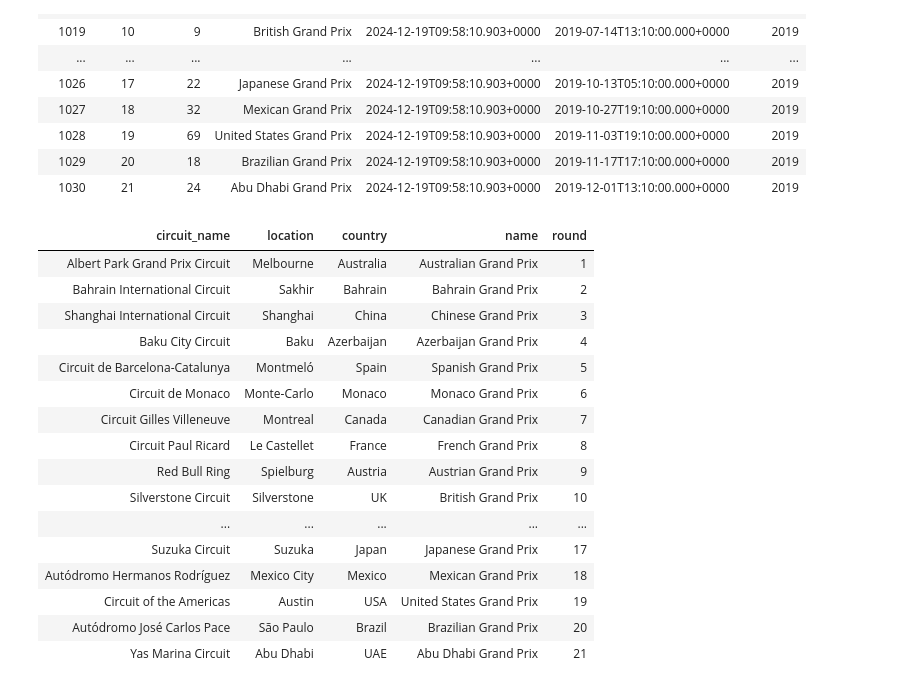
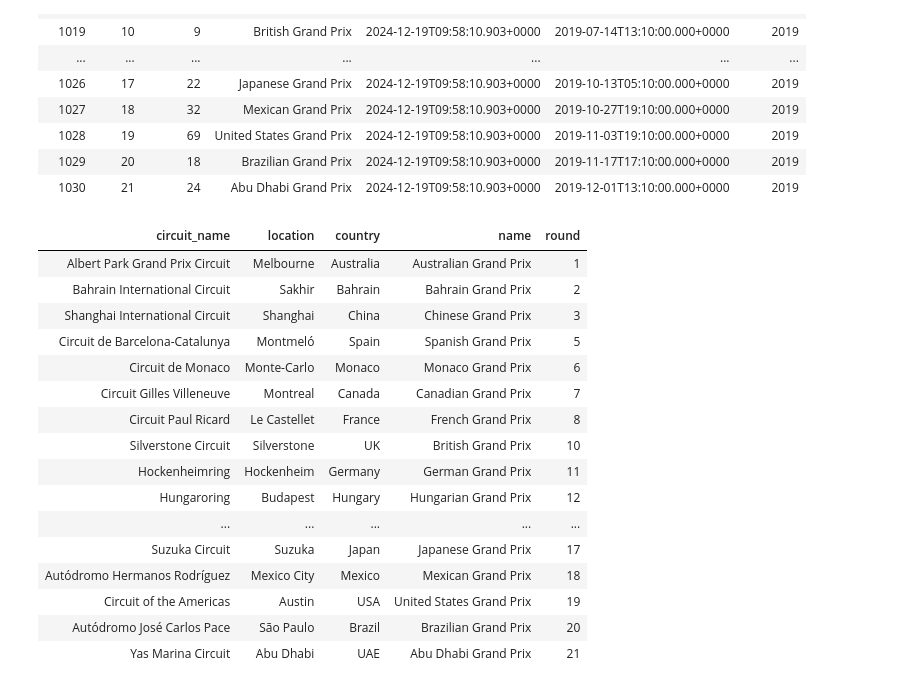
Before and after one commit to tejaswinidhupad/Azure-Databricks-Formula1-Project, a Jupyter notebook: demo/2.join_demo.ipynb, the cells around one changed output. Saved outputs shown, nothing was run; the diff lists cells and outputs as text; code cells hidden in the pictures.

```diff
--- a/demo/2.join_demo.ipynb
+++ b/demo/2.join_demo.ipynb
@@ -1,7 +1,7 @@
 # %%
 %run "../includes/configuration"
 # %%
-circuits_df = spark.read.parquet(f"{processed_folder_path}/circuits")
+circuits_df = spark.read.parquet(f"{processed_folder_path}/circuits").filter("circuit_id < 70")
 # %%
 display(circuits_df)
 # %% [output]
@@ -45,22 +45,23 @@ display(races_df)
 | 1029 | 20 | 18 | Brazilian Grand Prix | 2024-12-19T09:58:10.903+0000 | 2019-11-17T17:10:00.000+0000 | 2019 |
 | 1030 | 21 | 24 | Abu Dhabi Grand Prix | 2024-12-19T09:58:10.903+0000 | 2019-12-01T13:10:00.000+0000 | 2019 |
 # %%
-races_circuits_df = circuits_df.join(races_df, on="circuit_id", how="inner") \
+# Inner join
+races_circuits_df1 = circuits_df.join(races_df, on="circuit_id", how="inner") \
                     .select(circuits_df.circuit_name,circuits_df.location,circuits_df.country,races_df.name,races_df.round)
 # %%
-display(races_circuits_df)
+display(races_circuits_df1)
 # %% [output]
 | circuit_name | location | country | name | round |
 | Albert Park Grand Prix Circuit | Melbourne | Australia | Australian Grand Prix | 1 |
 | Bahrain International Circuit | Sakhir | Bahrain | Bahrain Grand Prix | 2 |
 | Shanghai International Circuit | Shanghai | China | Chinese Grand Prix | 3 |
-| Baku City Circuit | Baku | Azerbaijan | Azerbaijan Grand Prix | 4 |
 | Circuit de Barcelona-Catalunya | Montmeló | Spain | Spanish Grand Prix | 5 |
 | Circuit de Monaco | Monte-Carlo | Monaco | Monaco Grand Prix | 6 |
 | Circuit Gilles Villeneuve | Montreal | Canada | Canadian Grand Prix | 7 |
 | Circuit Paul Ricard | Le Castellet | France | French Grand Prix | 8 |
-| Red Bull Ring | Spielburg | Austria | Austrian Grand Prix | 9 |
 | Silverstone Circuit | Silverstone | UK | British Grand Prix | 10 |
+| Hockenheimring | Hockenheim | Germany | German Grand Prix | 11 |
+| Hungaroring | Budapest | Hungary | Hungarian Grand Prix | 12 |
 | ... | ... | ... | ... | ... |
 | Suzuka Circuit | Suzuka | Japan | Japanese Grand Prix | 17 |
 | Autódromo Hermanos Rodríguez | Mexico City | Mexico | Mexican Grand Prix | 18 |
```
Also changed, not shown: parts of 13 cells of this notebook.
